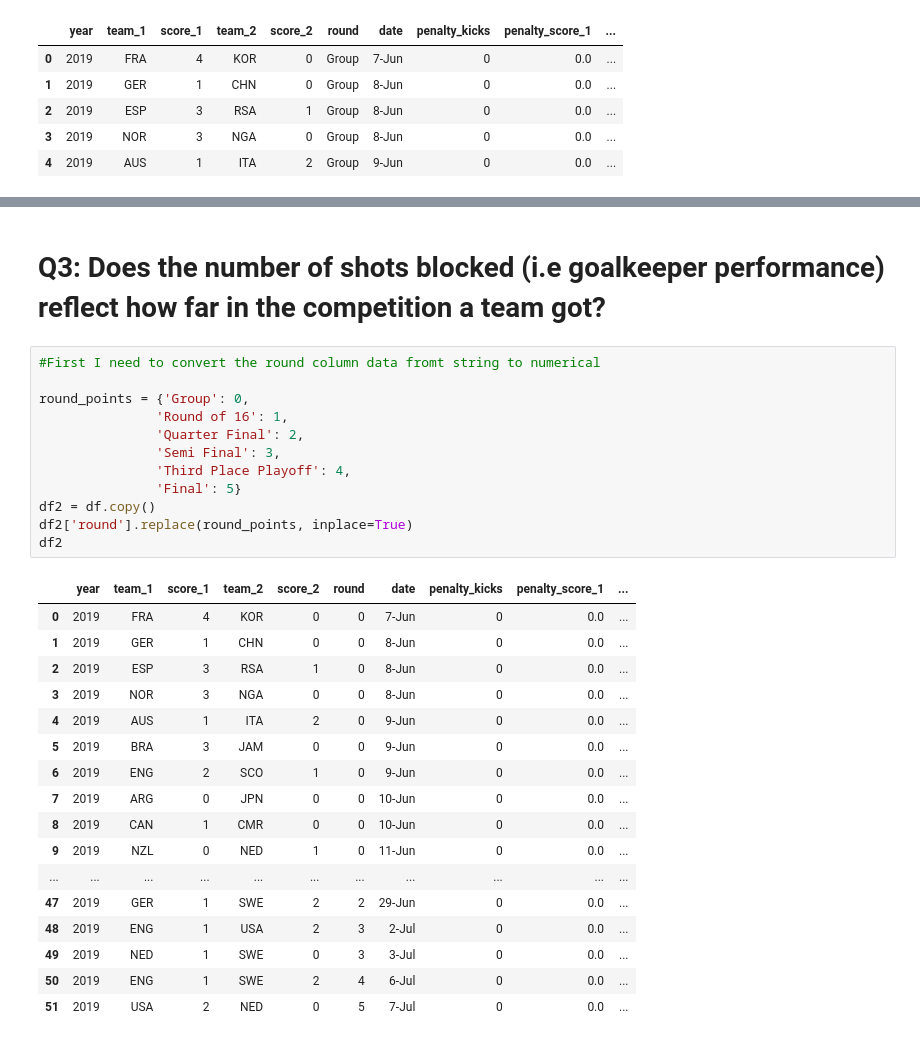
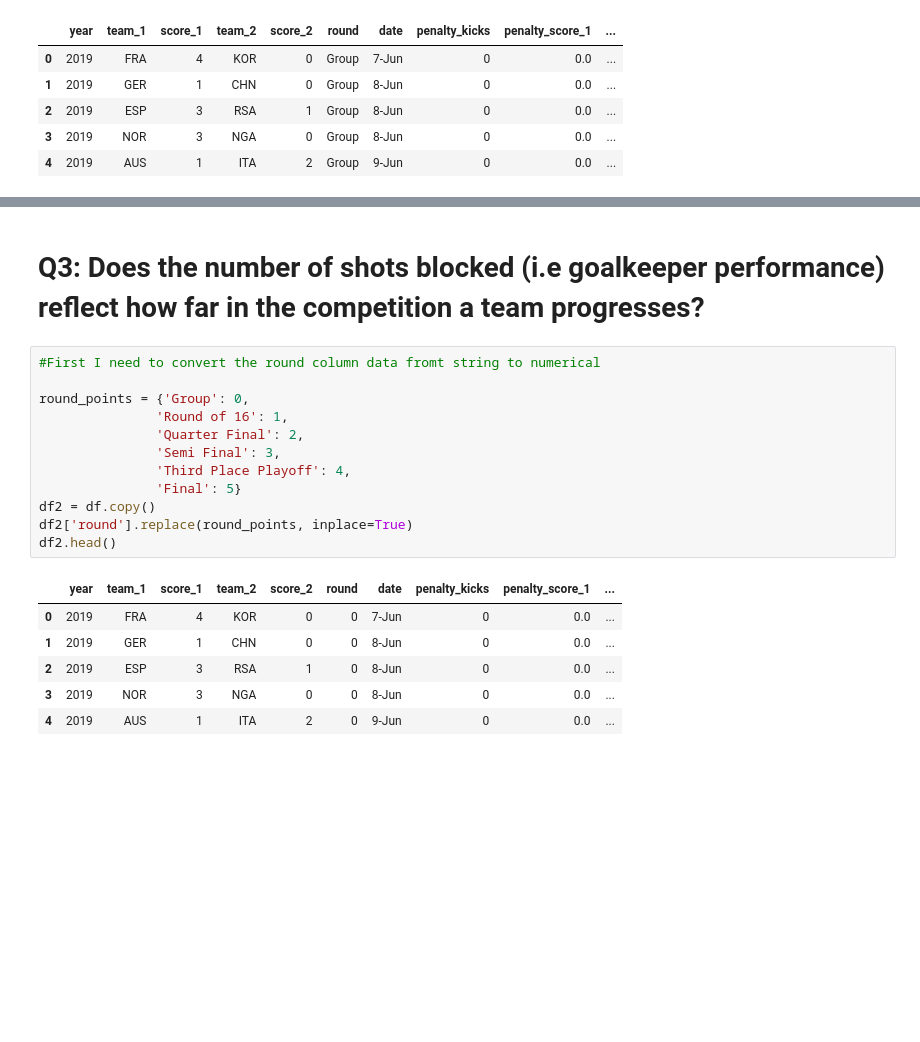
Before and after one commit to kemmanouilides/ffwc-2019-analysis, a Jupyter notebook: FWWC19_Analysis.ipynb, the cells around one changed output, grey strips where cells are left out. Drawn from its saved outputs; the diff is of its cells as text; blank space fills up the shorter version.

```diff
--- a/FWWC19_Analysis.ipynb
+++ b/FWWC19_Analysis.ipynb
@@ -325,37 +320,26 @@ correlate_pom_score()
 # %% [output]
 [figure]
 # %% [markdown]
-# Q3: Does the number of shots blocked (i.e goalkeeper performance) reflect how far in the competition a team got?
+# Q3: Does the number of shots blocked (i.e goalkeeper performance) reflect how far in the competition a team progresses?
 # %%
 #First I need to convert the round column data fromt string to numerical
 
 round_points = {'Group': 0,
                'Round of 16': 1,
                'Quarter Final': 2,
                'Semi Final': 3,
                'Third Place Playoff': 4,
                'Final': 5}
 df2 = df.copy()
 df2['round'].replace(round_points, inplace=True)
-df2
+df2.head()
 # %% [output]
 |  | year | team_1 | score_1 | team_2 | score_2 | round | date | penalty_kicks | penalty_score_1 | ... |
 | 0 | 2019 | FRA | 4 | KOR | 0 | 0 | 7-Jun | 0 | 0.0 | ... |
 | 1 | 2019 | GER | 1 | CHN | 0 | 0 | 8-Jun | 0 | 0.0 | ... |
 | 2 | 2019 | ESP | 3 | RSA | 1 | 0 | 8-Jun | 0 | 0.0 | ... |
 | 3 | 2019 | NOR | 3 | NGA | 0 | 0 | 8-Jun | 0 | 0.0 | ... |
 | 4 | 2019 | AUS | 1 | ITA | 2 | 0 | 9-Jun | 0 | 0.0 | ... |
-| 5 | 2019 | BRA | 3 | JAM | 0 | 0 | 9-Jun | 0 | 0.0 | ... |
-| 6 | 2019 | ENG | 2 | SCO | 1 | 0 | 9-Jun | 0 | 0.0 | ... |
-| 7 | 2019 | ARG | 0 | JPN | 0 | 0 | 10-Jun | 0 | 0.0 | ... |
-| 8 | 2019 | CAN | 1 | CMR | 0 | 0 | 10-Jun | 0 | 0.0 | ... |
-| 9 | 2019 | NZL | 0 | NED | 1 | 0 | 11-Jun | 0 | 0.0 | ... |
-| ... | ... | ... | ... | ... | ... | ... | ... | ... | ... | ... |
-| 47 | 2019 | GER | 1 | SWE | 2 | 2 | 29-Jun | 0 | 0.0 | ... |
-| 48 | 2019 | ENG | 1 | USA | 2 | 3 | 2-Jul | 0 | 0.0 | ... |
-| 49 | 2019 | NED | 1 | SWE | 0 | 3 | 3-Jul | 0 | 0.0 | ... |
-| 50 | 2019 | ENG | 1 | SWE | 2 | 4 | 6-Jul | 0 | 0.0 | ... |
-| 51 | 2019 | USA | 2 | NED | 0 | 5 | 7-Jul | 0 | 0.0 | ... |
 # %%
 def shots_blocked(team_list):
     """Returns and plots the sum of shots blocked for all teams in team_list, grouped by round.
```
Also changed, not shown: parts of 4 cells of this notebook.
